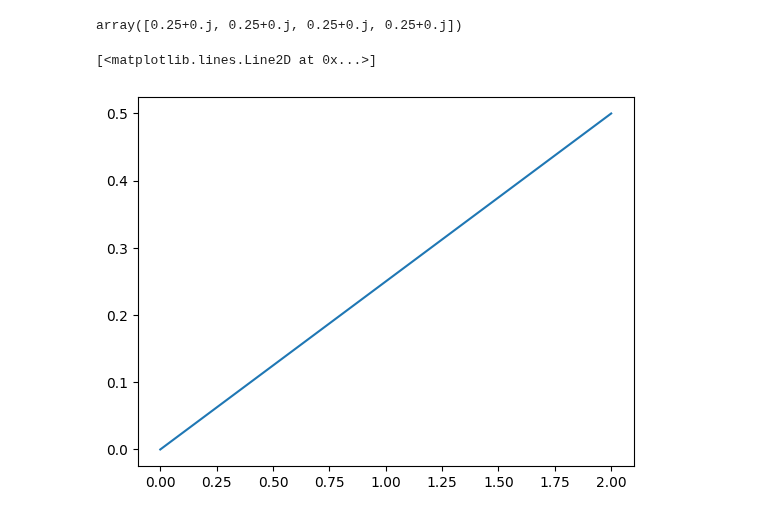
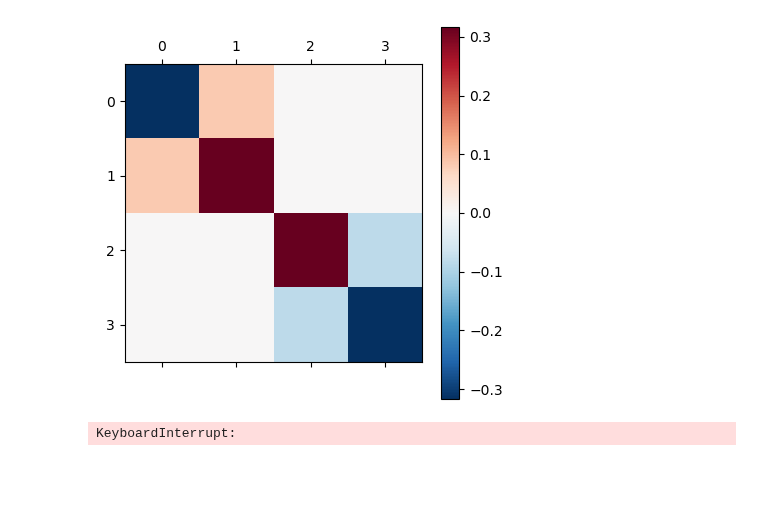
Before and after one commit to quantum-tinkerer/MeanFi, a Jupyter notebook: examples/testInterface.ipynb, the cells around one changed output. Saved outputs shown, nothing was run; the diff lists cells and outputs as text; code cells hidden in the pictures; blank space fills up the shorter version.

```diff
--- a/examples/testInterface.ipynb
+++ b/examples/testInterface.ipynb
@@ -236,12 +236,15 @@ class Model:
 
     def densityMatrix(self, mf_model):
         self.hkfunc = tb2kfunc(addTb(self.tb_model, mf_model))
+        self.calculateEF()
+        return generateRho(self.hkfunc, self.EF)
+
+    def calculateEF(self):
         self.EF = fermiOnGrid(self.hkfunc, self.filling)
-        return generateRho(self.hkfunc, self.EF)
 
     def mfield(self, mf_model):
         self.rhofunc = self.densityMatrix(mf_model)
-        return meanFieldTb(self.rhofunc, self.int_model)
+        return addTb(meanFieldTb(self.rhofunc, self.int_model), {(0,): - self.EF * np.eye(4)})
 # %%
 def cost(rParams, Model):
     shape = Model.tb_model[(0,)].shape
@@ -253,21 +256,32 @@ def cost(rParams, Model):
 def solver(Model, x0, optimizer=scipy.optimize.anderson, optimizer_kwargs={}):
     rParams = mf2rParams(x0)
     f = partial(cost, Model=Model)
-    return rParams2mf(optimizer(f, rParams, **optimizer_kwargs), Model.tb_model[(0,)].shape)
+    result = rParams2mf(optimizer(f, rParams, **optimizer_kwargs), Model.tb_model[(0,)].shape)
+    Model.calculateEF()
+    return addTb(result, {(0,): - Model.EF * np.eye(4)})
 # %%
-filling = 1
+filling = 2
 
 hopp = np.kron(np.array([[0, 1], [0, 0]]), np.eye(2))
 tb_model = {(0,): hopp + hopp.T.conj(), (1,): hopp, (-1,): hopp.T.conj()}
 mf_model = {(0,) : np.zeros((4,4))} # placeholder for guess
 
+guess = np.random.rand(4, 4) * np.exp(1j * 2 * np.pi * np.random.rand(4, 4))
+guess += guess.T.conj()
+guess /= 2
+
+mf_model = {(0,) : guess}
+
 int_model = {
-    (0,): 1 * np.kron(np.eye(2), np.ones((2, 2))),
+    (0,): 2 * np.kron(np.eye(2), np.ones((2, 2))),
 }
 tb = Model(tb_model, int_model, filling)
-np.diag(solver(tb, mf_model)[(0,)])
+# np.diag(solver(tb, mf_model)[(0,)])
+plt.matshow(solver(tb, mf_model)[(0,)].real, cmap='RdBu_r')
+plt.colorbar()
+plt.show()
 # %% [output]
-array([0.25+0.j, 0.25+0.j, 0.25+0.j, 0.25+0.j])
+[figure, added]
 # %%
 # this is all wrong, because the mean-field is a diagonal constants term  :(
 def extractOnsite(U0):
@@ -280,5 +294,4 @@ def extractOnsite(U0):
 Us = np.linspace(0, 2, 10)
 plt.plot(Us, [extractOnsite(U) for U in Us])
 # %% [output]
-[<matplotlib.lines.Line2D at 0x...>]
+KeyboardInterrupt:
-[figure, removed]
```
